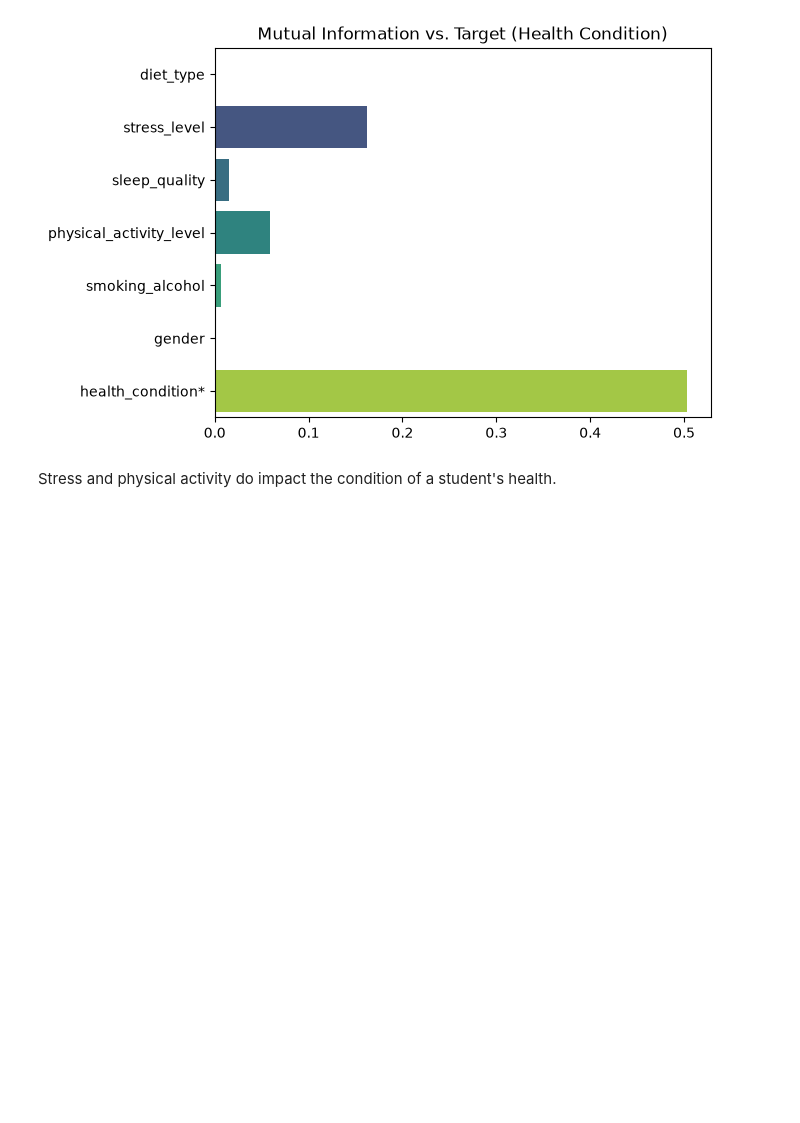
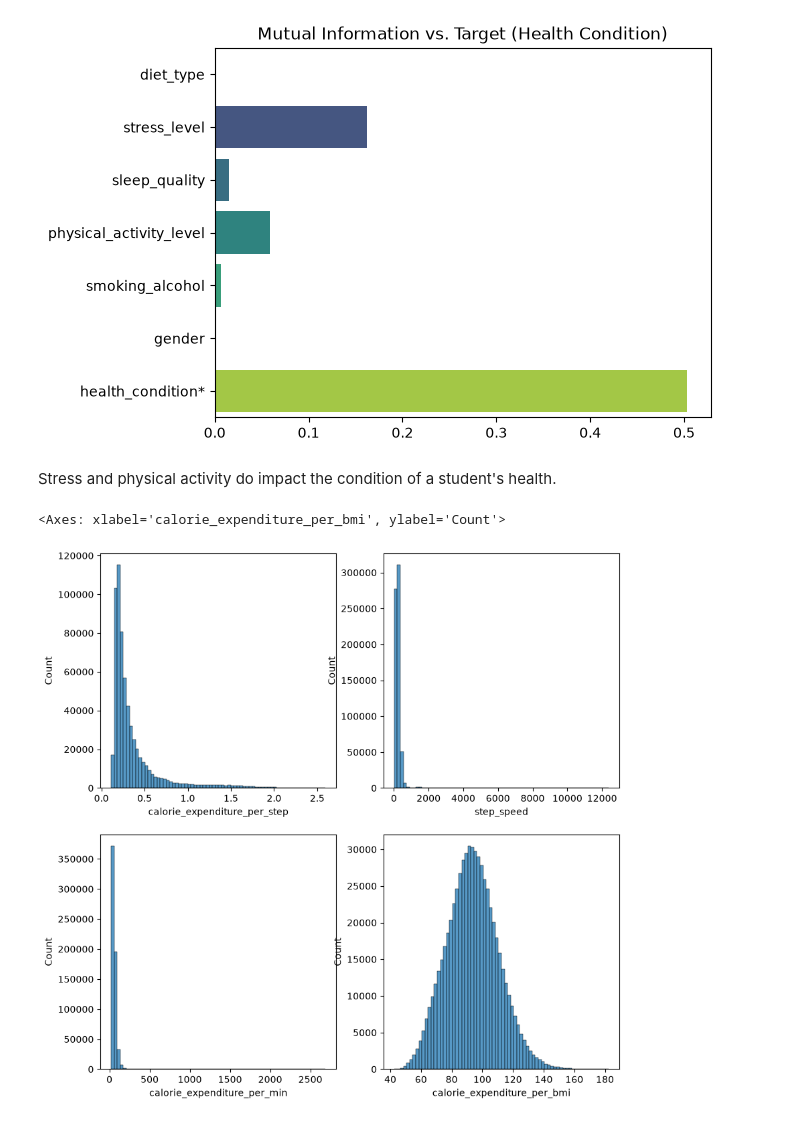
Before and after one commit to abhi-neelam/Kaggle-Notebooks, a Jupyter notebook: Classification/Student Health Risk/eda/eda.ipynb, the cells around one changed output. Saved outputs shown, nothing was run; the diff lists cells and outputs as text; code cells hidden in the pictures; blank space fills up the shorter version.

Commit message:
compare train test distributions and work on data pipeline

```diff
--- a/Classification/Student Health Risk/eda/eda.ipynb
+++ b/Classification/Student Health Risk/eda/eda.ipynb
@@ -28,7 +28,7 @@ import warnings
 # %%
 target_column = "health_condition"
 # %%
-df = pd.read_csv("data/train.csv")
+df = pd.read_csv("../data/train.csv")
 df.info()
 # %% [output]
 <class 'pandas.DataFrame'>
@@ -333,3 +333,18 @@ Text(0.5, 1.0, 'Mutual Information vs. Target (Health Condition)')
 [figure]
 # %% [markdown]
 Stress and physical activity do impact the condition of a student's health.
+# %%
+df['calorie_expenditure_per_step'] = df['calorie_expenditure'] / (df['step_count']+1)
+df['step_speed'] = df['step_count'] / (df['exercise_duration']+1)
+df['calorie_expenditure_per_min'] = df['calorie_expenditure'] / (df['exercise_duration']+1)
+df['calorie_expenditure_per_bmi'] = df['calorie_expenditure'] / (df['bmi']+1)
+# %%
+fig, axs = plt.subplots(figsize=(10,10),nrows=2, ncols=2)
+
+sns.histplot(df, x="calorie_expenditure_per_step",ax=axs[0][0],bins=70, log_scale=False)
+sns.histplot(df, x="step_speed",ax=axs[0][1],bins=70, log_scale=False)
+sns.histplot(df, x="calorie_expenditure_per_min",ax=axs[1][0],bins=70, log_scale=False)
+sns.histplot(df, x="calorie_expenditure_per_bmi",ax=axs[1][1],bins=70)
+# %% [output]
+<Axes: xlabel='calorie_expenditure_per_bmi', ylabel='Count'>
+[figure, added]
```
Also changed, not shown: 2 other files.
